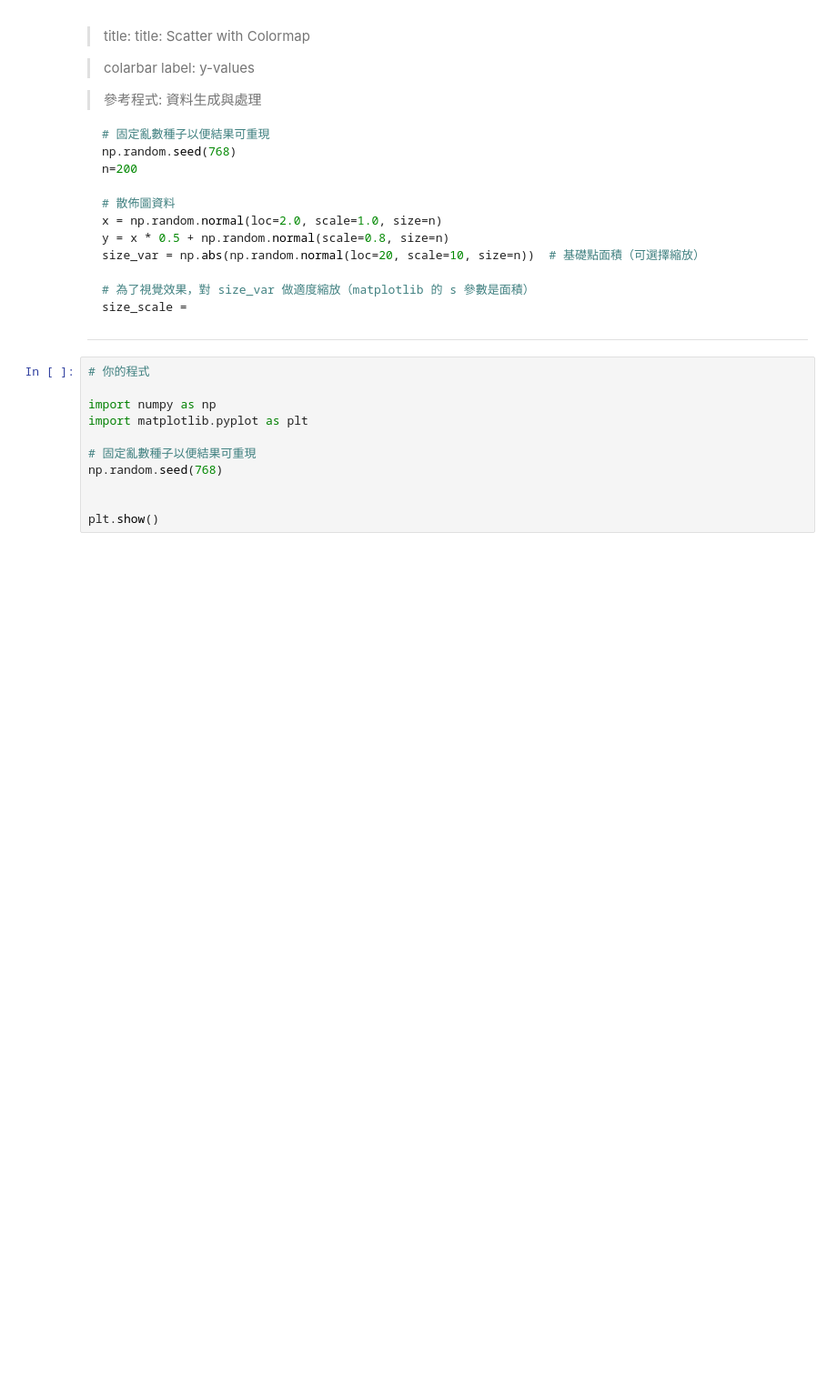
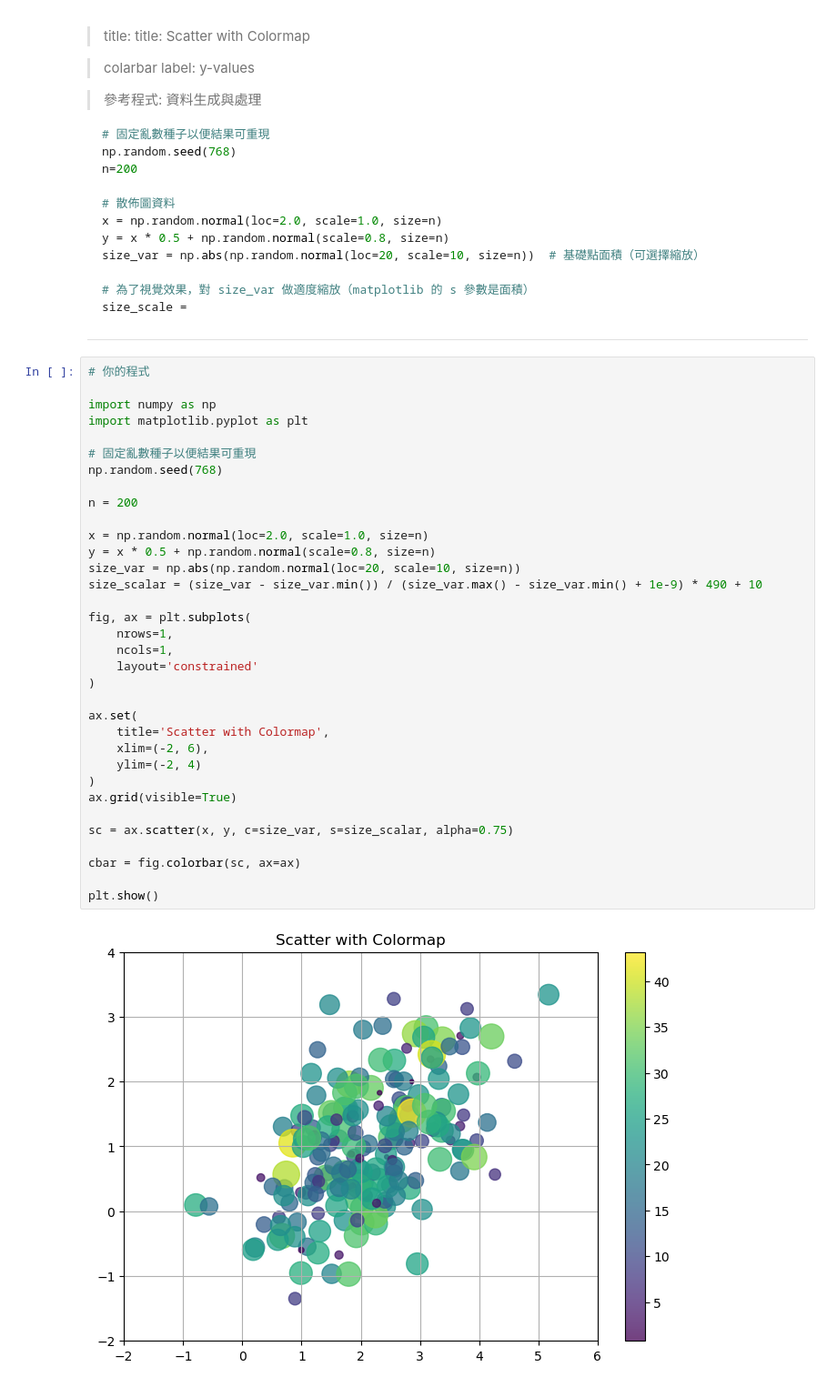
Before and after one commit to IntroDS-2025f/github-hw-1-Max-00000, a Jupyter notebook: matplot_test1.ipynb, the cells around one changed output. Shown at 91% size. Saved outputs shown, nothing was run; the diff lists cells and outputs as text; blank space fills up the shorter version.

```diff
--- a/matplot_test1.ipynb
+++ b/matplot_test1.ipynb
@@ -77,11 +86,36 @@ size_scale =
 # %%
 # 你的程式
 
 import numpy as np
 import matplotlib.pyplot as plt
 
 # 固定亂數種子以便結果可重現
 np.random.seed(768)
 
+n = 200
+
+x = np.random.normal(loc=2.0, scale=1.0, size=n)
+y = x * 0.5 + np.random.normal(scale=0.8, size=n)
+size_var = np.abs(np.random.normal(loc=20, scale=10, size=n))
+size_scalar = (size_var - size_var.min()) / (size_var.max() - size_var.min() + 1e-9) * 490 + 10
+
+fig, ax = plt.subplots(
+    nrows=1,
+    ncols=1,
+    layout='constrained'
+)
+
+ax.set(
+    title='Scatter with Colormap',
+    xlim=(-2, 6),
+    ylim=(-2, 4)
+)
+ax.grid(visible=True)
+
+sc = ax.scatter(x, y, c=size_var, s=size_scalar, alpha=0.75)
+
+cbar = fig.colorbar(sc, ax=ax)
 
 plt.show()
+# %% [output]
+[figure, added]
```
Also changed, not shown: parts of 1 cell of this notebook.
